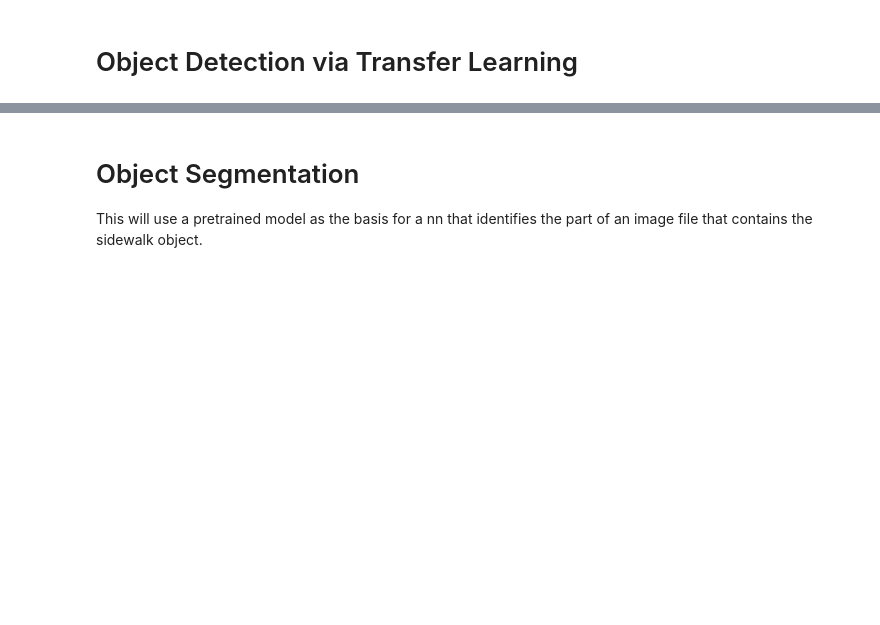
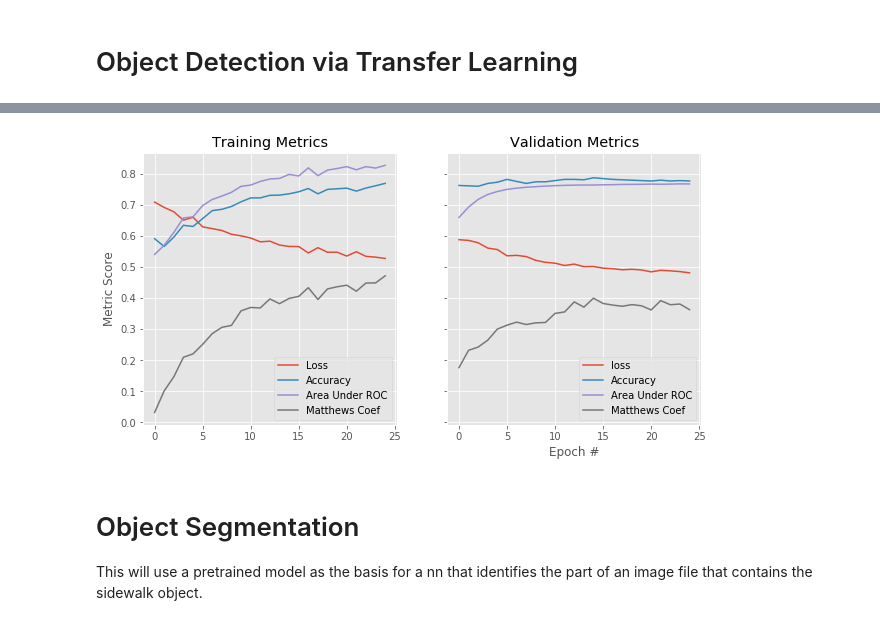
Before and after one commit to chrisoyer/sidewalk_deep-learning, a Jupyter notebook: Image_classification.ipynb, the cells around one changed output, grey strips where cells are left out. Drawn from its saved outputs; the diff is of its cells as text; code cells hidden in the pictures; blank space fills up the shorter version.

```diff
--- a/Image_classification.ipynb
+++ b/Image_classification.ipynb
@@ -337,0 +391,19 @@ history_plotter(mnet_history)
+# %%
+pretrained_xception = tf.keras.applications.Xception(
+        input_shape=(224, 224, 3),
+        include_top=False,
+        weights='imagenet')
+pretrained_xception.trainable = False
+
+xc_lr = .000_01
+xc_model = tf.keras.models.Sequential()
+xc_model.add(pretrained_xception)
+xc_model.add(tf.keras.layers.GlobalAveragePooling2D())
+xc_model.add(tf.keras.layers.Dense(64))
+xc_model.add(tf.keras.layers.Dropout(.5))
+xc_model.add(tf.keras.layers.Dense(1, activation='sigmoid'))
+
+xc_model.compile(optimizer=tf.keras.optimizers.RMSprop(lr=xc_lr),
+              loss=loss,
+              metrics=METRICS)
+xc_model.summary()
@@ -337,0 +431,11 @@ history_plotter(mnet_history)
+# %%
+xc_epochs = 25
+xc_history = xc_model.fit_generator(
+        train_generator,
+        steps_per_epoch=int(total_train_samples/batch_size),
+        epochs=xc_epochs,
+        verbose=1,
+        validation_data=vdate_generator,
+        validation_steps=int(total_vdate_samples/batch_size),
+        class_weight=class_weight,
+        use_multiprocessing=False)
@@ -338,3 +460,7 @@ history_plotter(mnet_history)
+# %%
+history_plotter(xc_history, n_epochs=xc_epochs)
+# %% [output]
+[figure, added]
 # %% [markdown]
 # Object Segmentation
 This will use a pretrained model as the basis for a nn that identifies the part of an image file that contains the sidewalk object.
```
Also changed, not shown: parts of 26 cells of this notebook.
